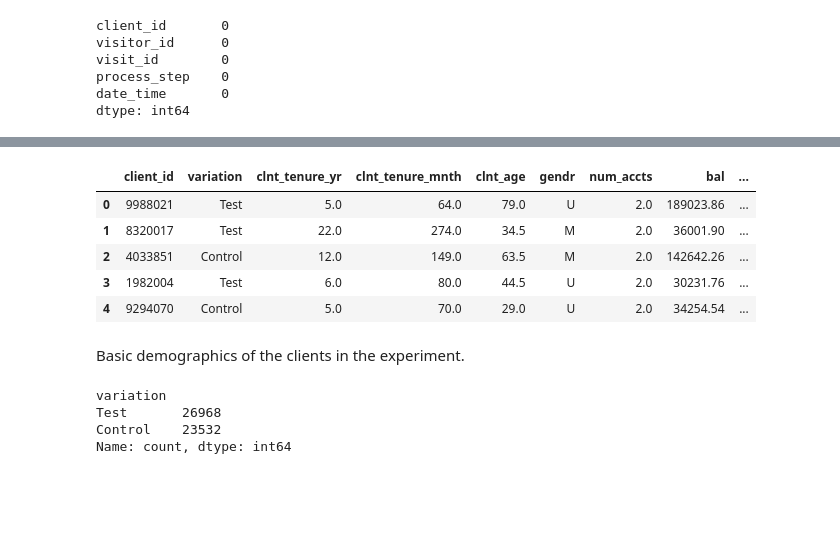
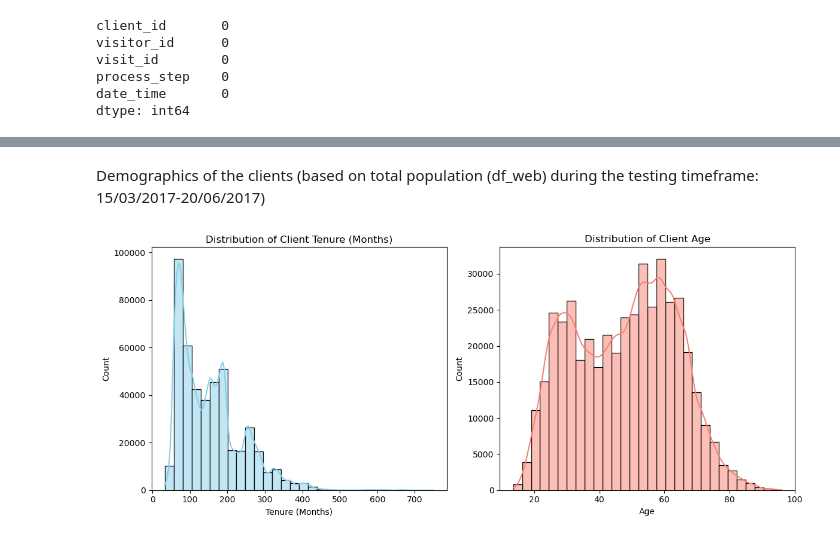
Before and after one commit to SheryllD/Project2, a Jupyter notebook: lu_datawrangling.ipynb, the cells around one changed output, grey strips where cells are left out. Saved outputs shown, nothing was run; the diff lists cells and outputs as text; code cells hidden in the pictures; blank space fills up the shorter version.

```diff
--- a/lu_datawrangling.ipynb
+++ b/lu_datawrangling.ipynb
@@ -74,19 +63,27 @@ df_client_experiment = df_ec.merge(df_client, on='client_id', how='left')
-# %%
-df_client_experiment.head()
-# %% [output]
-|  | client_id | variation | clnt_tenure_yr | clnt_tenure_mnth | clnt_age | gendr | num_accts | bal | ... |
-| 0 | 9988021 | Test | 5.0 | 64.0 | 79.0 | U | 2.0 | 189023.86 | ... |
-| 1 | 8320017 | Test | 22.0 | 274.0 | 34.5 | M | 2.0 | 36001.90 | ... |
-| 2 | 4033851 | Control | 12.0 | 149.0 | 63.5 | M | 2.0 | 142642.26 | ... |
-| 3 | 1982004 | Test | 6.0 | 80.0 | 44.5 | U | 2.0 | 30231.76 | ... |
-| 4 | 9294070 | Control | 5.0 | 70.0 | 29.0 | U | 2.0 | 34254.54 | ... |
-# %% [markdown]
-Basic demographics of the clients in the experiment.
-# %%
-# spilit bewteen the control and test groups.
-variation_counts=df_client_experiment['variation'].value_counts()
-# %% [output]
-variation
-Test       26968
-Control    23532
-Name: count, dtype: int64
+# %% [markdown]
+Demographics of the clients (based on total population (df_web) during the testing timeframe: 15/03/2017-20/06/2017)
+# %%
+# In order to answer this question, we need to merge the df_web and df_client dataframes.
+df_web_client = df_web.merge(df_client, how='inner', on='client_id')
+# df_web_client
+# %%
+# Are the primary clients younger or older, new or long-standing?
+
+# Histogram of clnt_tenure_mnth
+plt.figure(figsize=(12, 5))
+
+plt.subplot(1, 2, 1)
+sns.histplot(df_web_client['clnt_tenure_mnth'], bins=30, kde=True, color='skyblue')
+plt.title('Distribution of Client Tenure (Months)')
+plt.xlabel('Tenure (Months)')
+
+# Histogram of clnt_age
+plt.subplot(1, 2, 2)
+sns.histplot(df_web_client['clnt_age'], bins=30, kde=True, color='salmon')
+plt.title('Distribution of Client Age')
+plt.xlabel('Age')
+
+plt.tight_layout()
+plt.show()
+# %% [output]
+[figure, added]
```
Also changed, not shown: parts of 13 cells of this notebook.
